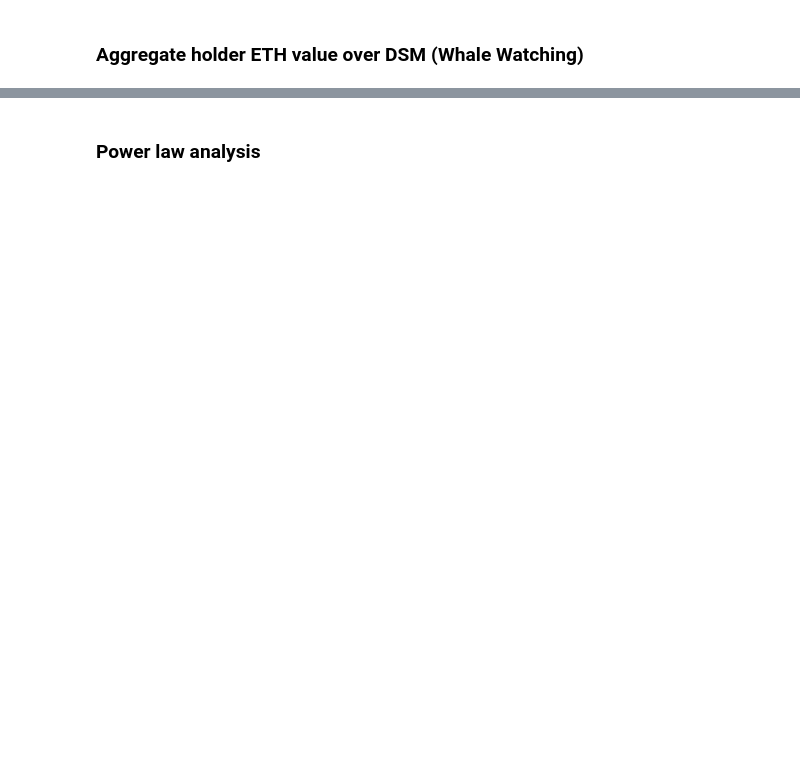
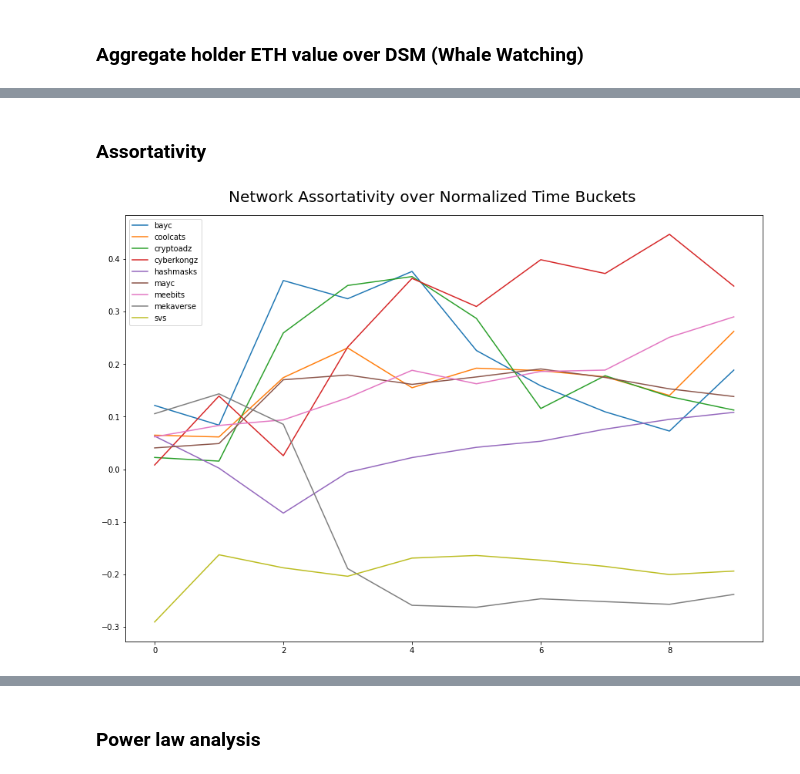
Before and after one commit to blueslurpee/netsci-final-project, a Jupyter notebook: NetSci_Final_EDA.ipynb, the cells around one changed output, grey strips where cells are left out. Saved outputs shown, nothing was run; the diff lists cells and outputs as text; code cells hidden in the pictures; blank space fills up the shorter version.

```diff
--- a/NetSci_Final_EDA.ipynb
+++ b/NetSci_Final_EDA.ipynb
@@ -397,9 +358,0 @@ def plot_snapshot_attributes_over_nodes(df_snapshots, y_list, y_colors):
-# %%
-for project, df_snapshots in dataframes_snapshots.items():
-    plot_snapshot_attributes_over_nodes(df_snapshots, ['avg_clustering', 'avg_clustering_random'], ['b', 'orange'])
-# %%
-for project, df_snapshots in dataframes_snapshots.items():
-    plot_snapshot_attributes_over_nodes(df_snapshots, ['assortativity', 'assortativity_random'], ['b', 'orange'])
-# %%
-for project, df_snapshots in dataframes_snapshots.items():
-    plot_snapshot_attributes_over_nodes(df_snapshots, ['assortativity_base', 'assortativity_out_out', "assortativity_in_in", "assortativity_in_out"], ['b', 'orange', 'red', 'green'])
@@ -405,0 +372,27 @@ for project, df_snapshots in dataframes_snapshots.items():
+# %%
+def plot_snapshot_attribute_over_time_bucket(dfs, attribute):
+    fig, axs = plt.subplots(1, figsize=(12, 8), constrained_layout=True)
+    fig.suptitle(f'Network {attribute_names[attribute]} over Normalized Time Buckets', y=1.05, fontsize=20)
+
+    for key in dfs.keys():
+        df = dfs[key]
+        y = df[attribute]
+
+        if attribute in ['centrality_degree', 'centrality_closeness']:
+            y_series = []
+            for entry in y:
+                temp = []
+                for x in entry.values():
+                    temp.append(x)
+                y_series.append(sum(temp)/len(temp))
+
+            y = y_series
+
+        plt.plot(df.time_bucket, y, label=key)
+        plt.legend()
+# %% [markdown]
+### Assortativity
+# %%
+plot_snapshot_attribute_over_time_bucket(df_snapshots, "assortativity")
+# %% [output]
+[figure, added]
```
Also changed, not shown: parts of 30 cells of this notebook, 50 other files.
